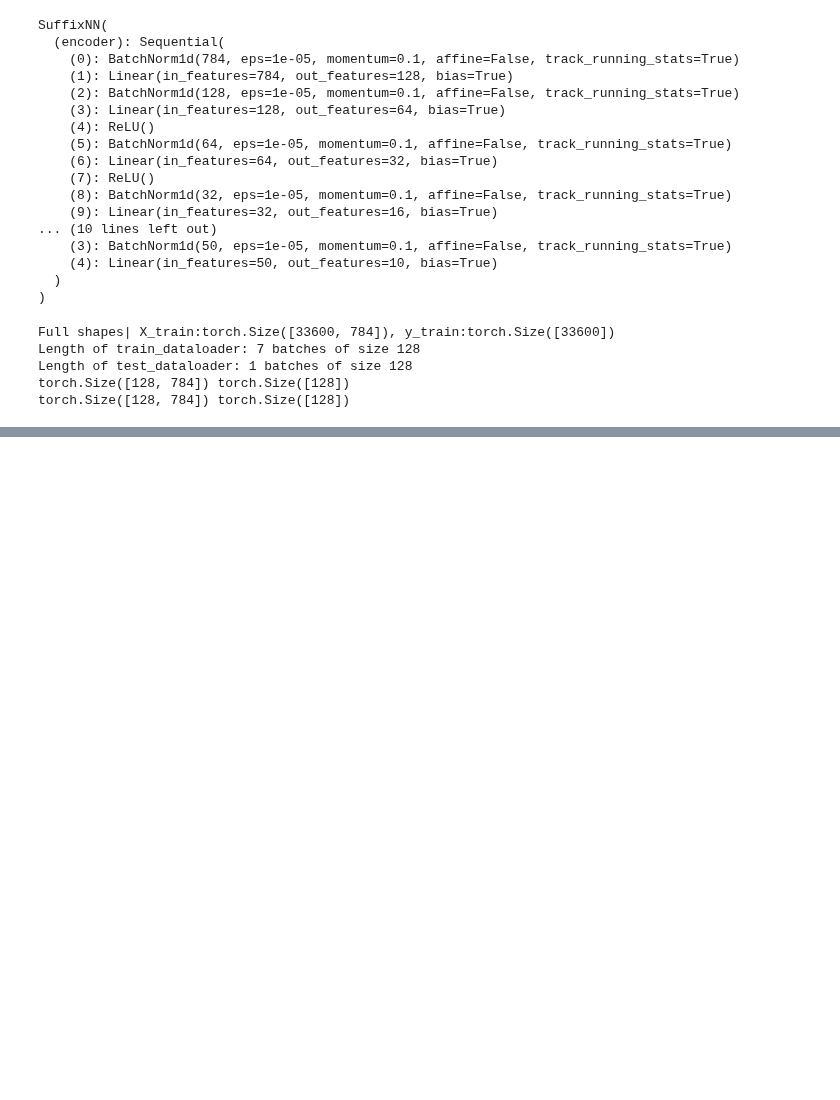
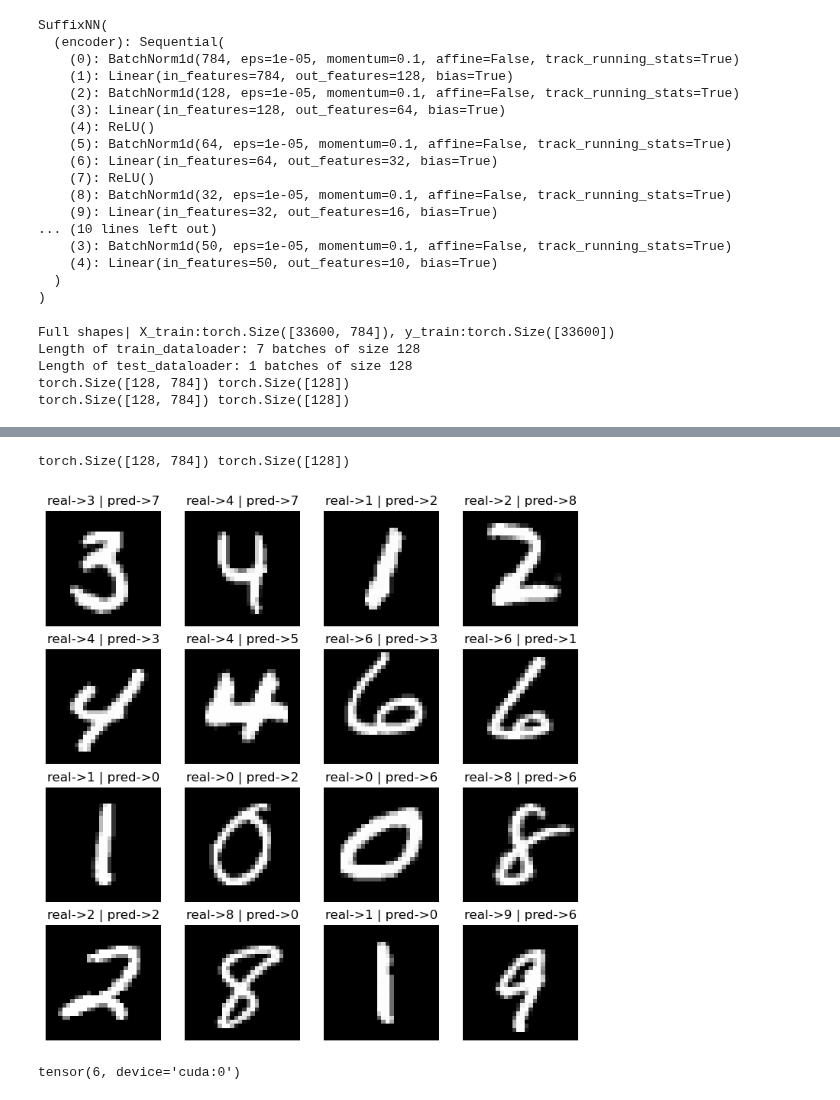
Before and after one commit to Molten-Ice/Deep-Learning, a Jupyter notebook: autoencoder.ipynb, the cells around one changed output, grey strips where cells are left out. Saved outputs shown, nothing was run; the diff lists cells and outputs as text; code cells hidden in the pictures; blank space fills up the shorter version.

```diff
--- a/autoencoder.ipynb
+++ b/autoencoder.ipynb
@@ -528,0 +529,27 @@ Taken 2.89738 seconds.
+# %%
+model_0.eval()
+with torch.inference_mode(): #context manager
+    for X_test, y_test in test_dataloader:
+        X_test = X_test.to(device)
+        y_test_logits = model(X_test)
+        test_pred_labels = torch.argmax(y_t_logits, dim=1)
+        break
+    print(X_test.shape, test_pred_labels.shape)
+
+    fig = plt.figure(figsize=(9,9))
+    rows, cols = 4, 4
+
+    for i in range(1, rows*cols+1):
+        fig.add_subplot(rows, cols, i)
+        img_real = X_test[i].reshape((28, 28)).cpu().detach().numpy()
+        plt.imshow(img_real, cmap = "gray")
+        label = f"real->{y_test[i]} | pred->{test_pred_labels[i]}"
+        plt.title(label)
+        plt.axis(False)
+# %% [output]
+torch.Size([128, 784]) torch.Size([128])
+[figure, added]
+# %%
+test_pred_labels[i]
+# %% [output]
+tensor(6, device='cuda:0')
```
Also changed, not shown: parts of 2 cells of this notebook.
